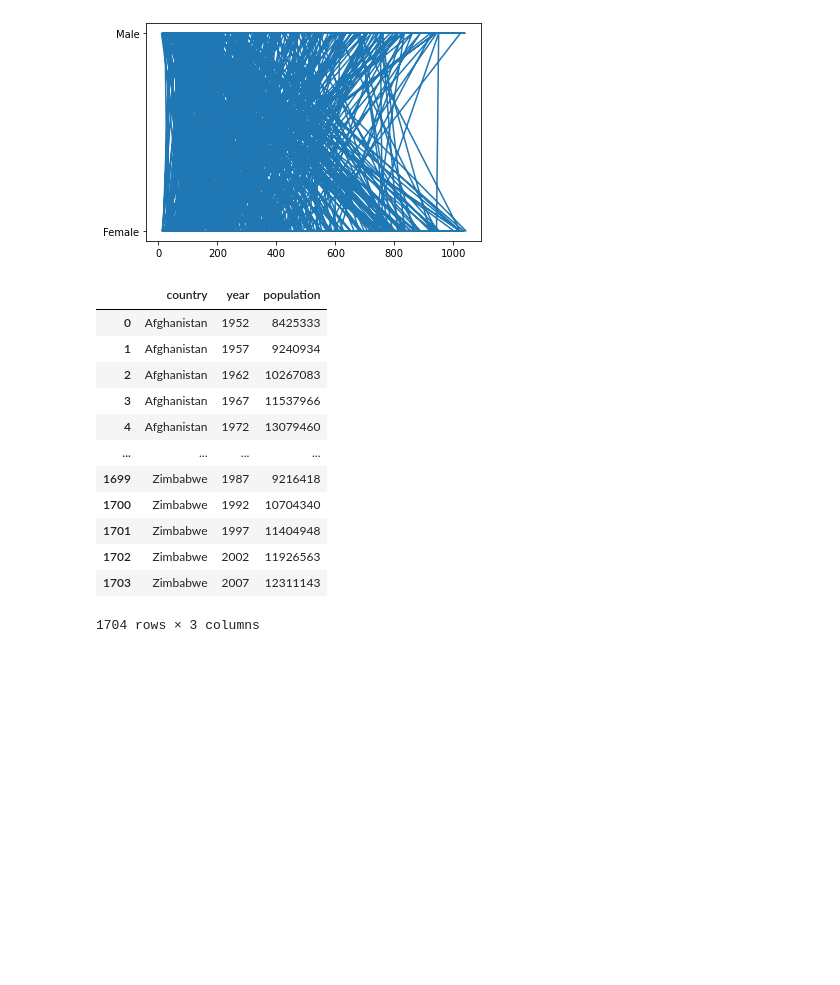
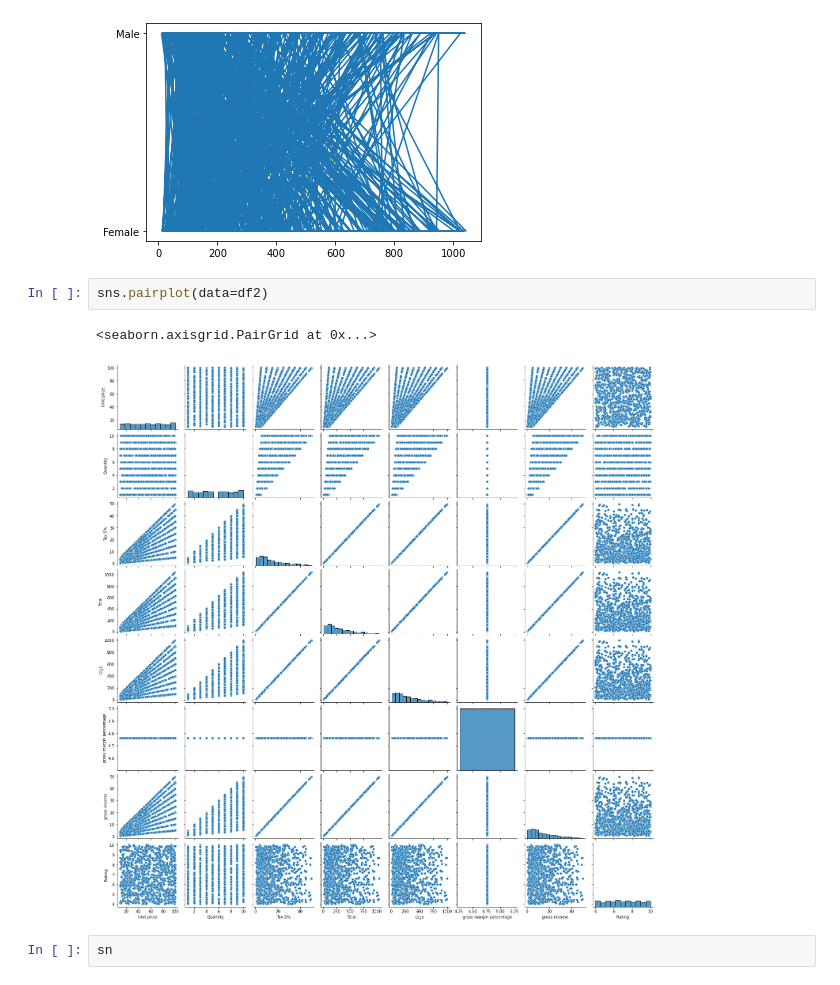
Before and after one commit to Jefferson170713/Data_Science, a Jupyter notebook: 04 Seaborn data visualization/04 Seaborn data visualization com testes gráficos..ipynb, the cells around one changed output. Saved outputs shown, nothing was run; the diff lists cells and outputs as text; blank space fills up the shorter version.

```diff
--- a/04 Seaborn data visualization/04 Seaborn data visualization com testes gráficos..ipynb
+++ b/04 Seaborn data visualization/04 Seaborn data visualization com testes gráficos..ipynb
@@ -108,17 +108,9 @@ plt.plot(df2['Total'], df2['Gender'])
 [<matplotlib.lines.Line2D at 0x...>]
 [figure]
 # %%
+sns.pairplot(data=df2)
 # %% [output]
-|  | country | year | population |
-| 0 | Afghanistan | 1952 | 8425333 |
-| 1 | Afghanistan | 1957 | 9240934 |
-| 2 | Afghanistan | 1962 | 10267083 |
-| 3 | Afghanistan | 1967 | 11537966 |
-| 4 | Afghanistan | 1972 | 13079460 |
-| ... | ... | ... | ... |
-| 1699 | Zimbabwe | 1987 | 9216418 |
-| 1700 | Zimbabwe | 1992 | 10704340 |
-| 1701 | Zimbabwe | 1997 | 11404948 |
-| 1702 | Zimbabwe | 2002 | 11926563 |
-| 1703 | Zimbabwe | 2007 | 12311143 |
-1704 rows × 3 columns
+<seaborn.axisgrid.PairGrid at 0x...>
+[figure, added]
+# %%
+sn
```
Also changed, not shown: 1 other file.
